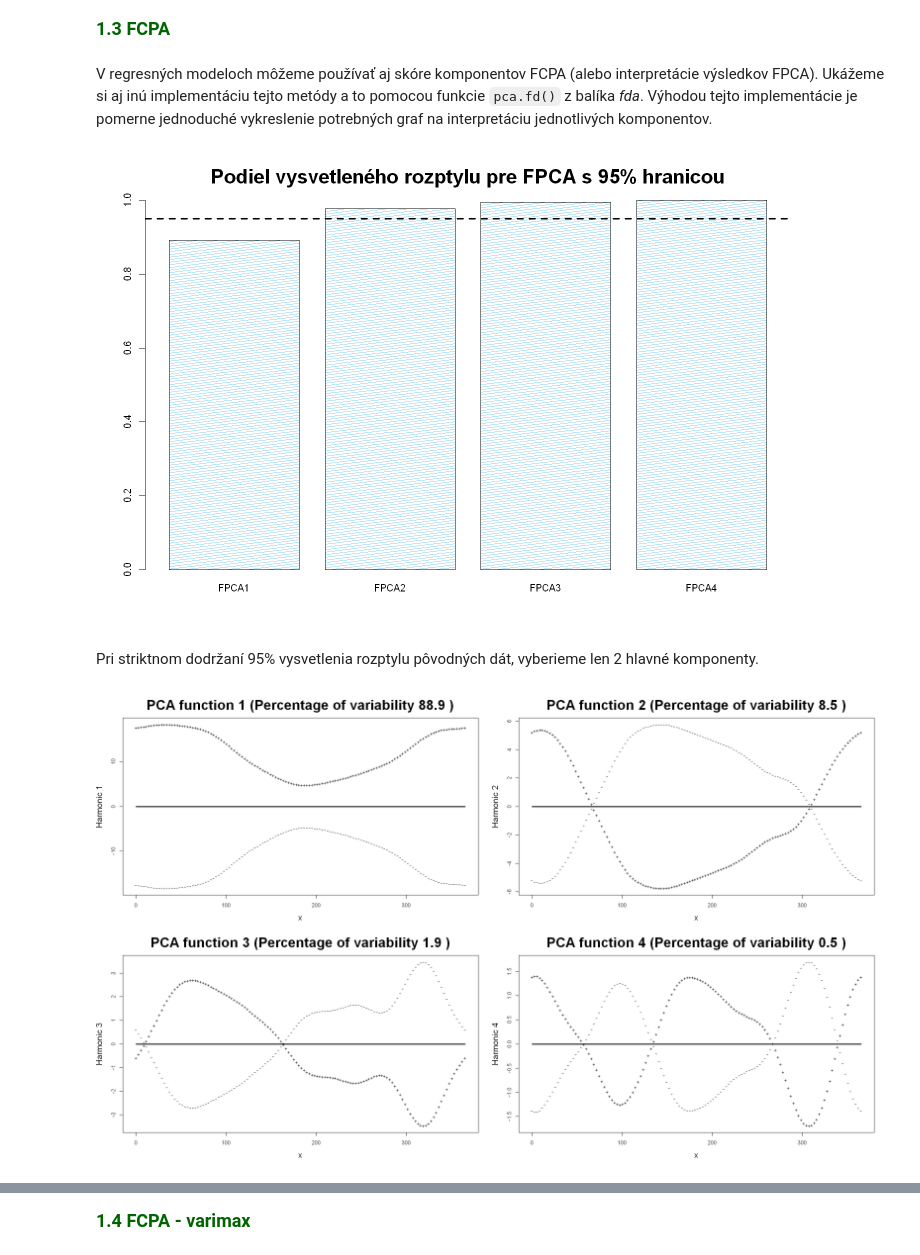
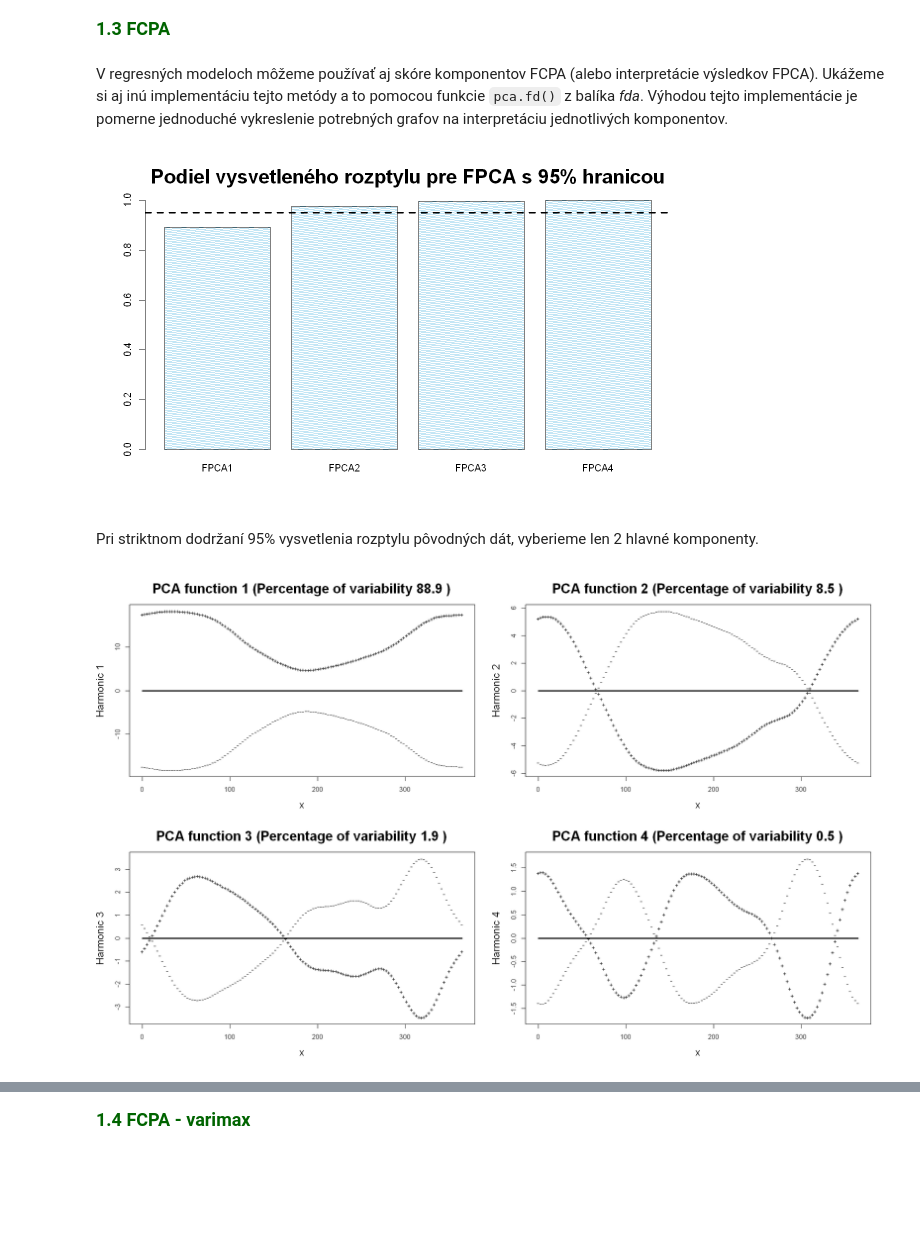
Before and after one commit to daviddr96/jupyter_notebooky, a Jupyter notebook: 04-Regresia.ipynb, the cells around one changed output, grey strips where cells are left out. Drawn from its saved outputs; the diff is of its cells as text; code cells hidden in the pictures; blank space fills up the shorter version.

```diff
--- a/04-Regresia.ipynb
+++ b/04-Regresia.ipynb
@@ -150,7 +156,7 @@ axis(2)
 # %% [markdown]
 **<font size=4 color=darkgreen> 1.3 FCPA </font>** <br>
 # %% [markdown]
-V regresných modeloch môžeme používať aj skóre komponentov FCPA (alebo interpretácie výsledkov FPCA). Ukážeme si aj inú implementáciu tejto metódy a to pomocou funkcie `pca.fd()` z balíka *fda*. Výhodou tejto implementácie je pomerne jednoduché vykreslenie potrebných graf na interpretáciu jednotlivých komponentov.
+V regresných modeloch môžeme používať aj skóre komponentov FCPA (alebo interpretácie výsledkov FPCA). Ukážeme si aj inú implementáciu tejto metódy a to pomocou funkcie `pca.fd()` z balíka *fda*. Výhodou tejto implementácie je pomerne jednoduché vykreslenie potrebných grafov na interpretáciu jednotlivých komponentov.
 # %%
 # vytvorime si objekty funkcionalnych parametrov s danou bazou, diff. operatorom a lambdou
 harmfdPar     <- fdPar(daybasis65, linearny_diff_operator, 1e6)
@@ -158,21 +164,21 @@ harmfdPar     <- fdPar(daybasis65, linearny_diff_operator, 1e6)
 # pocet prvych komponentov, ktore sa maju vykreslit (neskor) a funcionalne parametre
 daytemppcaobj <- pca.fd(daytempfd,nharm=4, harmfdPar)
 # %%
-options(repr.plot.width=12, repr.plot.height=8)
+options(repr.plot.width=10, repr.plot.height=6)
 pve.face <- (cumsum(daytemppcaobj$varprop)/sum(daytemppcaobj$varprop))
 barplot(pve.face, ylim=c(0,1), col="skyblue", main="Podiel vysvetleného rozptylu pre FPCA s 95% hranicou", cex.main=2,
         names.arg = c("FPCA1","FPCA2","FPCA3","FPCA4"),density=c(30,30,30,30) , angle=c(11,11,11,11) )
 abline(0.95,0, lwd=3, lty=2)
 # %% [output]
-[figure, old version]
+[figure, new version]
 # %% [markdown]
 Pri striktnom dodržaní 95% vysvetlenia rozptylu pôvodných dát, vyberieme len 2 hlavné komponenty.
 # %%
-options(repr.plot.width=20, repr.plot.height=12)
+options(repr.plot.width=16, repr.plot.height=10)
 par(mfrow=c(2,2), pty="m")
 # vykreslime si aj grafy ucinkov komponentov na krivku priemeru s percentom vysvetleneho rozptylu
-plot.pca.fd(daytemppcaobj, cex.main=2.5, cex.lab=1.5, lwd=3)
+plot.pca.fd(daytemppcaobj, cex.main=2, cex.lab=1.5, lwd=3)
 # %% [output]
-[figure, old version]
+[figure, new version]
 # %%
 harmscr <- daytemppcaobj[[3]]
```
Also changed, not shown: parts of 53 cells of this notebook.
